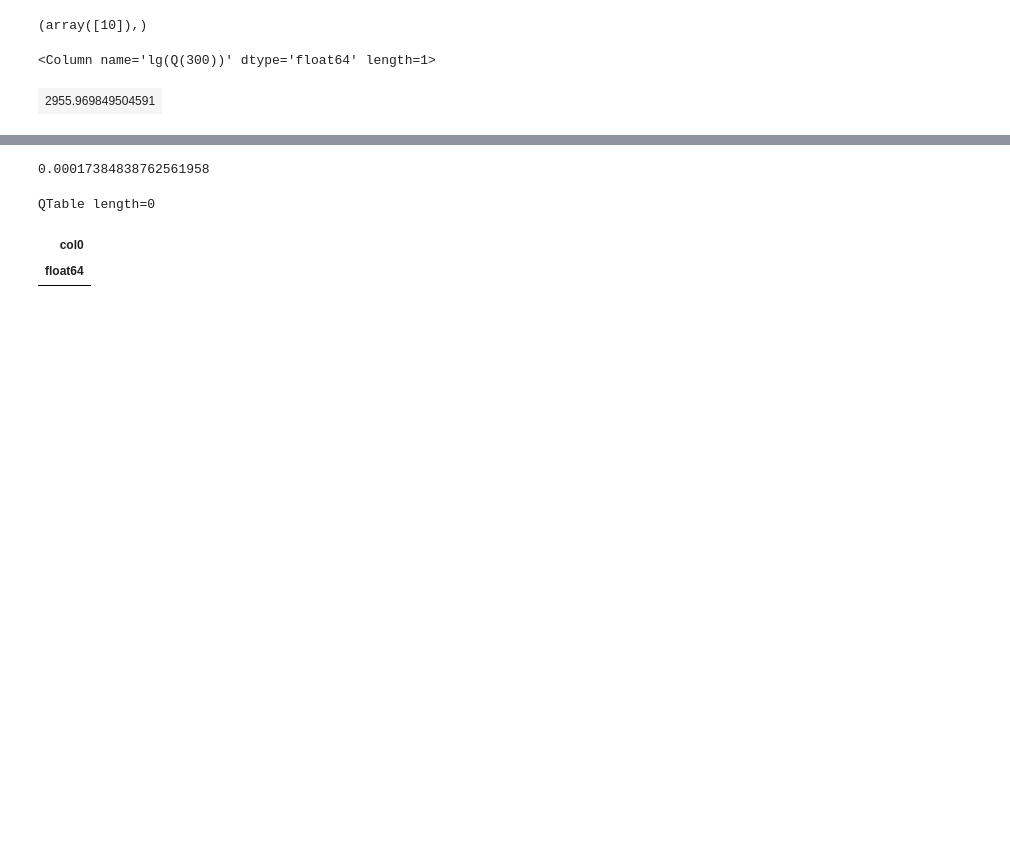
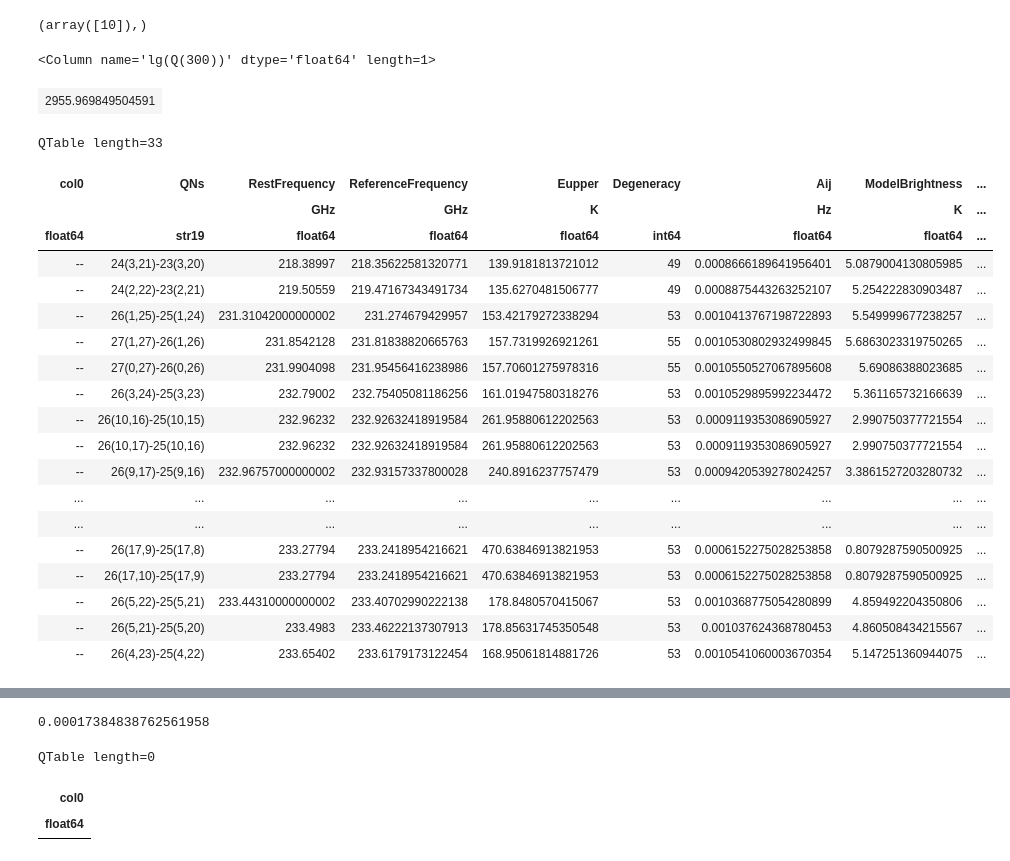
Before and after one commit to djeff1887/SgrB2DS_COMWorkspace, a Jupyter notebook: scripts/runsyntheticspectra.ipynb, the cells around one changed output, grey strips where cells are left out. Drawn from its saved outputs; the diff is of its cells as text; code cells hidden in the pictures; blank space fills up the shorter version.

```diff
--- a/scripts/runsyntheticspectra.ipynb
+++ b/scripts/runsyntheticspectra.ipynb
@@ -92,6 +95,29 @@ scatdir_qrot300
 # %% [output]
 <Column name='lg(Q(300))' dtype='float64' length=1>
 | 2955.969849504591 |
+# %%
+linedetections[' CH3CH2CN ']
+# %% [output]
+QTable length=33
+| col0 | QNs | RestFrequency | ReferenceFrequency | Eupper | Degeneracy | Aij | ModelBrightness | ... |
+|  |  | GHz | GHz | K |  | Hz | K | ... |
+| float64 | str19 | float64 | float64 | float64 | int64 | float64 | float64 | ... |
+| -- | 24(3,21)-23(3,20) | 218.38997 | 218.35622581320771 | 139.9181813721012 | 49 | 0.0008666189641956401 | 5.0879004130805985 | ... |
+| -- | 24(2,22)-23(2,21) | 219.50559 | 219.47167343491734 | 135.6270481506777 | 49 | 0.0008875443263252107 | 5.254222830903487 | ... |
+| -- | 26(1,25)-25(1,24) | 231.31042000000002 | 231.274679429957 | 153.42179272338294 | 53 | 0.0010413767198722893 | 5.549999677238257 | ... |
+| -- | 27(1,27)-26(1,26) | 231.8542128 | 231.81838820665763 | 157.7319926921261 | 55 | 0.0010530802932499845 | 5.6863023319750265 | ... |
+| -- | 27(0,27)-26(0,26) | 231.9904098 | 231.95456416238986 | 157.70601275978316 | 55 | 0.0010550527067895608 | 5.69086388023685 | ... |
+| -- | 26(3,24)-25(3,23) | 232.79002 | 232.75405081186256 | 161.01947580318276 | 53 | 0.0010529895992234472 | 5.361165732166639 | ... |
+| -- | 26(10,16)-25(10,15) | 232.96232 | 232.92632418919584 | 261.95880612202563 | 53 | 0.0009119353086905927 | 2.990750377721554 | ... |
+| -- | 26(10,17)-25(10,16) | 232.96232 | 232.92632418919584 | 261.95880612202563 | 53 | 0.0009119353086905927 | 2.990750377721554 | ... |
+| -- | 26(9,17)-25(9,16) | 232.96757000000002 | 232.93157337800028 | 240.8916237757479 | 53 | 0.0009420539278024257 | 3.3861527203280732 | ... |
+| ... | ... | ... | ... | ... | ... | ... | ... | ... |
+| ... | ... | ... | ... | ... | ... | ... | ... | ... |
+| -- | 26(17,9)-25(17,8) | 233.27794 | 233.2418954216621 | 470.63846913821953 | 53 | 0.0006152275028253858 | 0.8079287590500925 | ... |
+| -- | 26(17,10)-25(17,9) | 233.27794 | 233.2418954216621 | 470.63846913821953 | 53 | 0.0006152275028253858 | 0.8079287590500925 | ... |
+| -- | 26(5,22)-25(5,21) | 233.44310000000002 | 233.40702990222138 | 178.8480570415067 | 53 | 0.0010368775054280899 | 4.859492204350806 | ... |
+| -- | 26(5,21)-25(5,20) | 233.4983 | 233.46222137307913 | 178.85631745350548 | 53 | 0.001037624368780453 | 4.860508434215567 | ... |
+| -- | 26(4,23)-25(4,22) | 233.65402 | 233.6179173122454 | 168.95061814881726 | 53 | 0.0010541060003670354 | 5.147251360944075 | ... |
 # %%
 linemodelhome='/blue/adamginsburg/d.jeff/SgrB2DS_COMAnalysis/linemodels/'
 linemodelversion='firstrelease'
```
Also changed, not shown: parts of 7 cells of this notebook, 10 other files.
